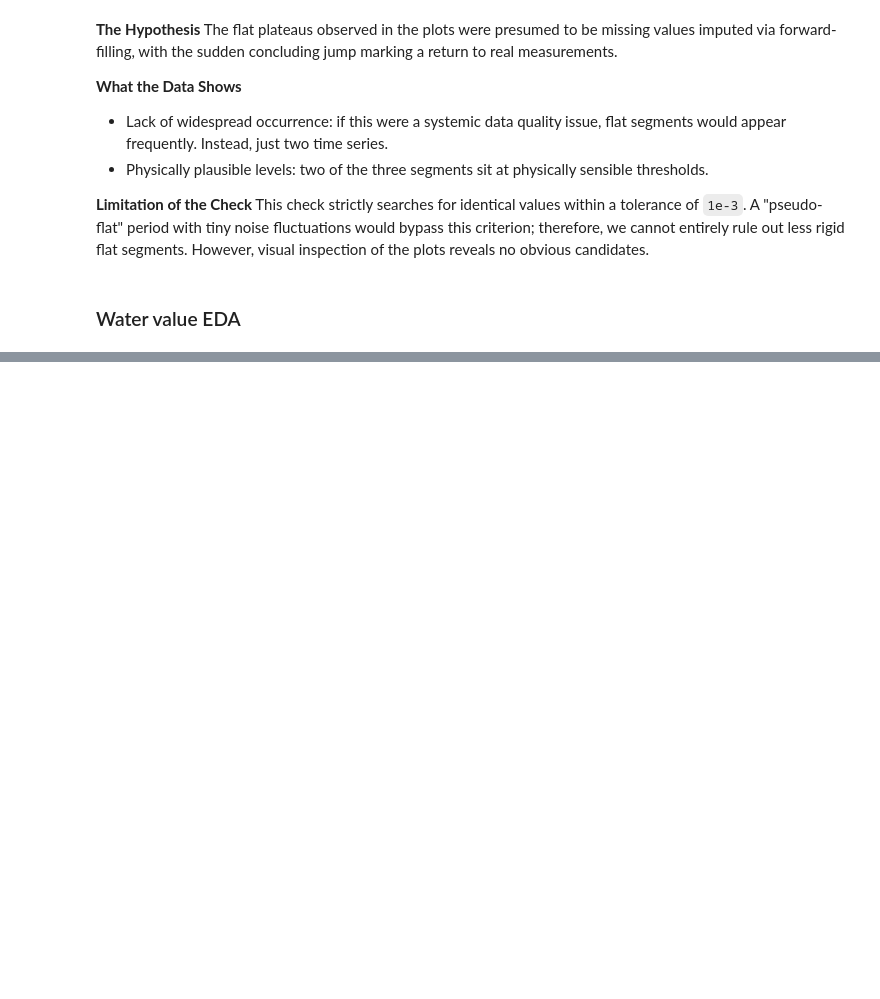
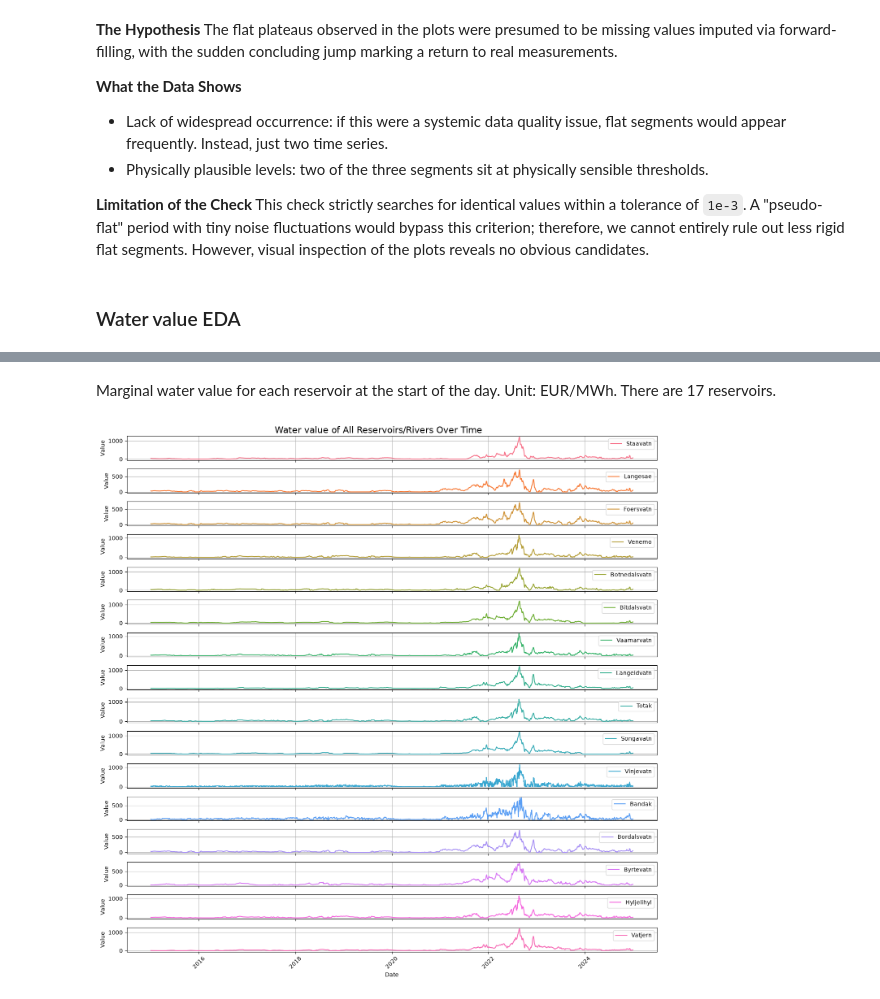
Before and after one commit to LukaAgostini/MMLP_project, a Jupyter notebook: notebook/EDA_Luca.ipynb, the cells around one changed output, grey strips where cells are left out. Saved outputs shown, nothing was run; the diff lists cells and outputs as text; code cells hidden in the pictures; blank space fills up the shorter version.

Commit message:
Water value EDA

```diff
--- a/notebook/EDA_Luca.ipynb
+++ b/notebook/EDA_Luca.ipynb
@@ -566,3 +566,7 @@ The flat plateaus observed in the plots were presumed to be missing values imput
 This check strictly searches for identical values within a tolerance of `1e-3`. A "pseudo-flat" period with tiny noise fluctuations would bypass this criterion; therefore, we cannot entirely rule out less rigid flat segments. However, visual inspection of the plots reveals no obvious candidates.
 # %% [markdown]
 ### Water value EDA
+# %%
+# loading water value data
+wvalue = loader.synthetic_water_value_data.copy()
+wvalue.head()
@@ -568,0 +606,27 @@ This check strictly searches for identical values within a tolerance of `1e-3`.
+# %% [markdown]
+Marginal water value for each reservoir at the start of the day. Unit: EUR/MWh. There are 17
+reservoirs.
+# %%
+wvalue = wvalue.set_index(pd.to_datetime(wvalue['date'], utc=True)).drop(columns='date')
+# %%
+# plotting the series over time
+fig, axes = plt.subplots(nrows=len(wvalue.columns[1:]), ncols=1, figsize=(14, 14), sharex=True)
+
+# generating a unique color for each line
+colors = sns.color_palette("husl", len(wvalue.columns[1:]))
+
+for i, col in enumerate(wvalue.columns[1:]):
+    sns.lineplot(x=wvalue.index, y=wvalue[col], ax=axes[i], color=colors[i], label=col)
+    axes[i].legend(loc='upper right')
+    axes[i].grid(True)
+    axes[i].set_ylabel('Value')
+
+# infos
+fig.suptitle('Water value of All Reservoirs/Rivers Over Time', fontsize=16)
+plt.xlabel('Date')
+plt.xticks(rotation=45)
+
+plt.tight_layout()
+plt.show()
+# %% [output]
+[figure, added]
```
Also changed, not shown: parts of 15 cells of this notebook.
